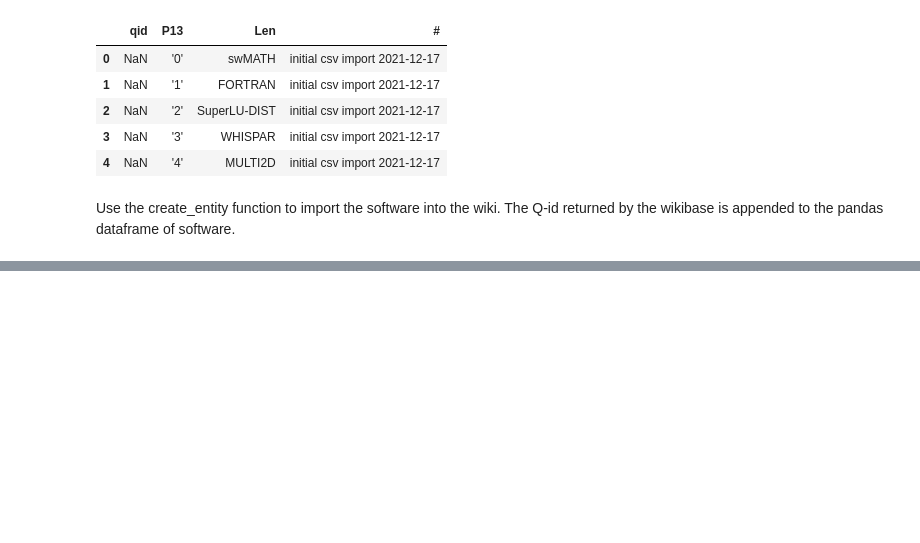
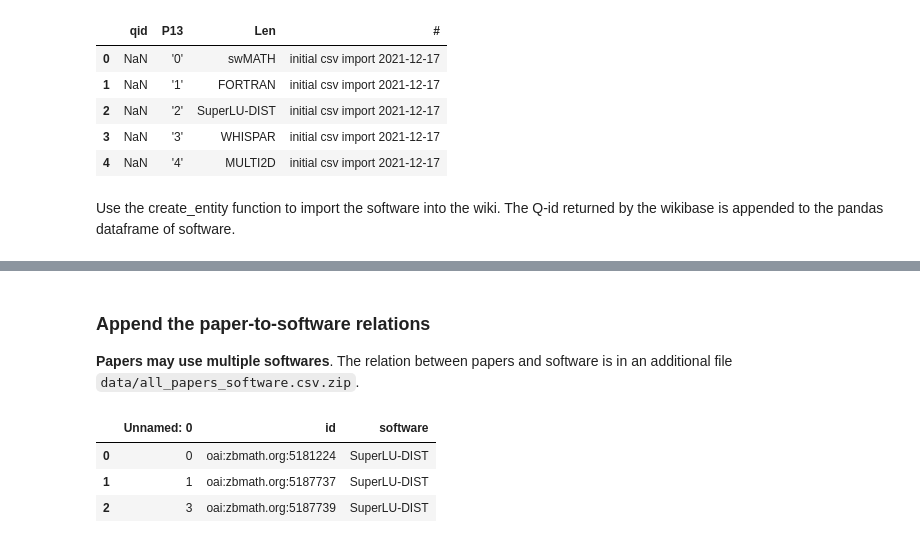
Before and after one commit to MaRDI4NFDI/portal-examples, a Jupyter notebook: Import from zbMath/WBAPI_populate_portal.ipynb, the cells around one changed output, grey strips where cells are left out. Saved outputs shown, nothing was run; the diff lists cells and outputs as text; code cells hidden in the pictures; blank space fills up the shorter version.

```diff
--- a/Import from zbMath/WBAPI_populate_portal.ipynb
+++ b/Import from zbMath/WBAPI_populate_portal.ipynb
@@ -291,0 +308,12 @@ papers_df.head(3)
+# %% [markdown]
+### Append the paper-to-software relations
+**Papers may use multiple softwares**. The relation between papers and software is in an additional file `data/all_papers_software.csv.zip`.
+# %%
+# load the list of zbMath papers
+papers_software_df = pd.read_csv('data/all_papers_software.csv.zip')
+papers_software_df.head(3)
+# %% [output]
+|  | Unnamed: 0 | id | software |
+| 0 | 0 | oai:zbmath.org:5181224 | SuperLU-DIST |
+| 1 | 1 | oai:zbmath.org:5187737 | SuperLU-DIST |
+| 2 | 3 | oai:zbmath.org:5187739 | SuperLU-DIST |
```
Also changed, not shown: parts of 17 cells of this notebook, 1 other file.
